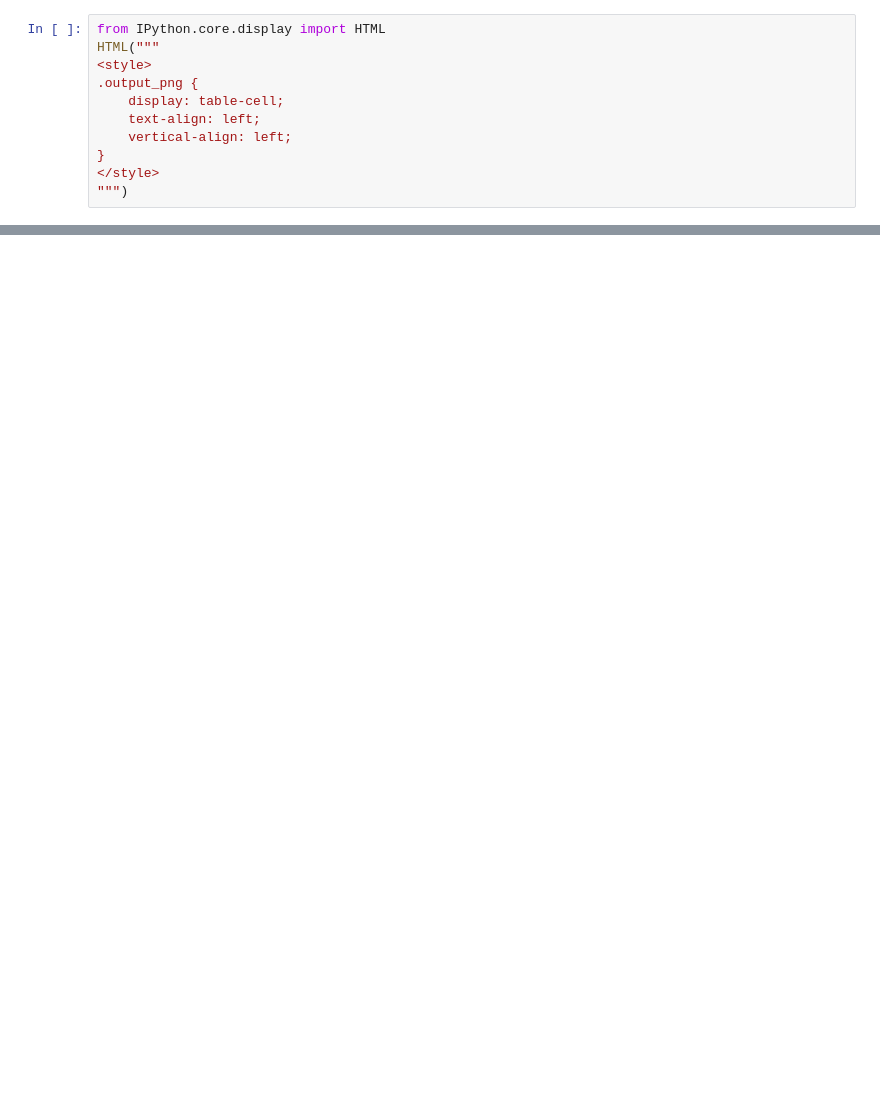
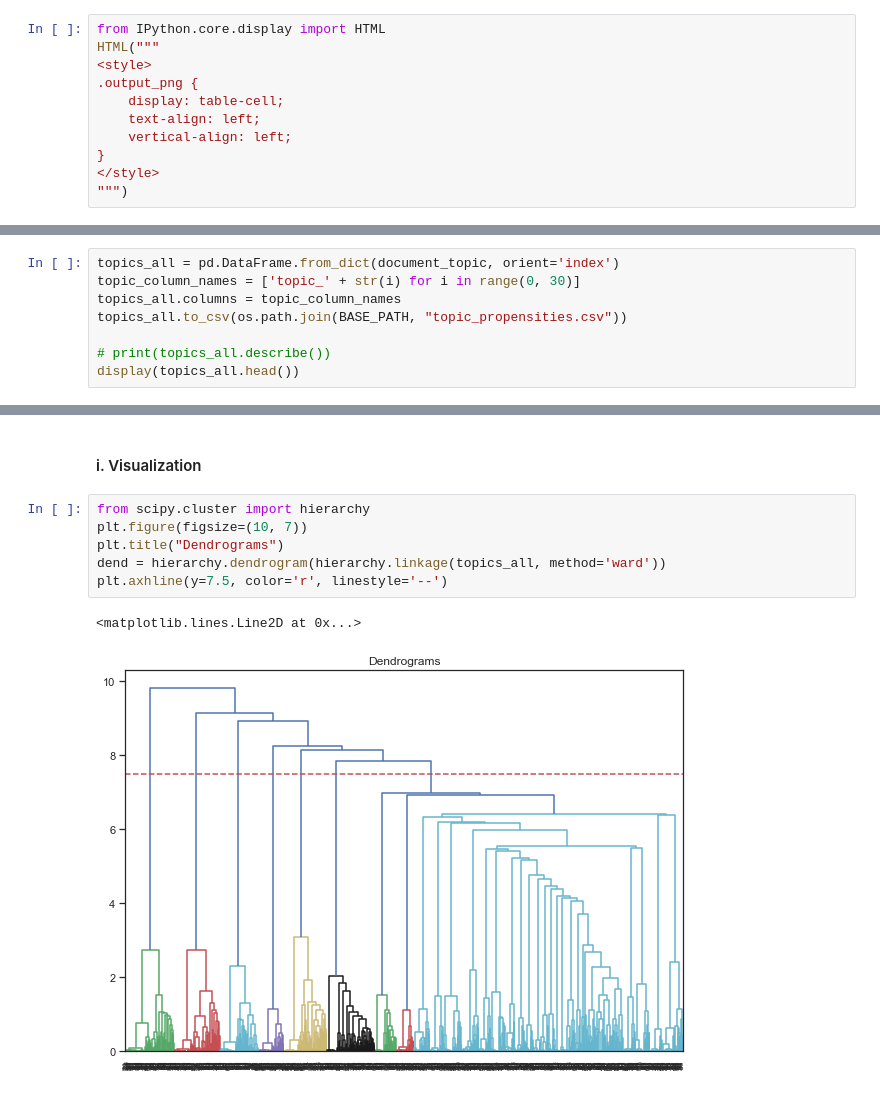
Before and after one commit to gaurikatyagi/Natural-Language-Processing, a Jupyter notebook: Introdution to NLP-Clustering Text.ipynb, the cells around one changed output, grey strips where cells are left out. Saved outputs shown, nothing was run; the diff lists cells and outputs as text; blank space fills up the shorter version.

Commit message:
Add agglomerative and kmeans clustering

```diff
--- a/Introdution to NLP-Clustering Text.ipynb
+++ b/Introdution to NLP-Clustering Text.ipynb
@@ -715,0 +725,8 @@ plt.show()
+# %%
+topics_all = pd.DataFrame.from_dict(document_topic, orient='index')
+topic_column_names = ['topic_' + str(i) for i in range(0, 30)]
+topics_all.columns = topic_column_names
+topics_all.to_csv(os.path.join(BASE_PATH, "topic_propensities.csv"))
+
+# print(topics_all.describe())
+display(topics_all.head())
@@ -715,0 +746,11 @@ plt.show()
+# %% [markdown]
+#### i. Visualization
+# %%
+from scipy.cluster import hierarchy
+plt.figure(figsize=(10, 7))
+plt.title("Dendrograms")
+dend = hierarchy.dendrogram(hierarchy.linkage(topics_all, method='ward'))
+plt.axhline(y=7.5, color='r', linestyle='--')
+# %% [output]
+<matplotlib.lines.Line2D at 0x...>
+[figure, added]
```
Also changed, not shown: parts of 17 cells of this notebook.
